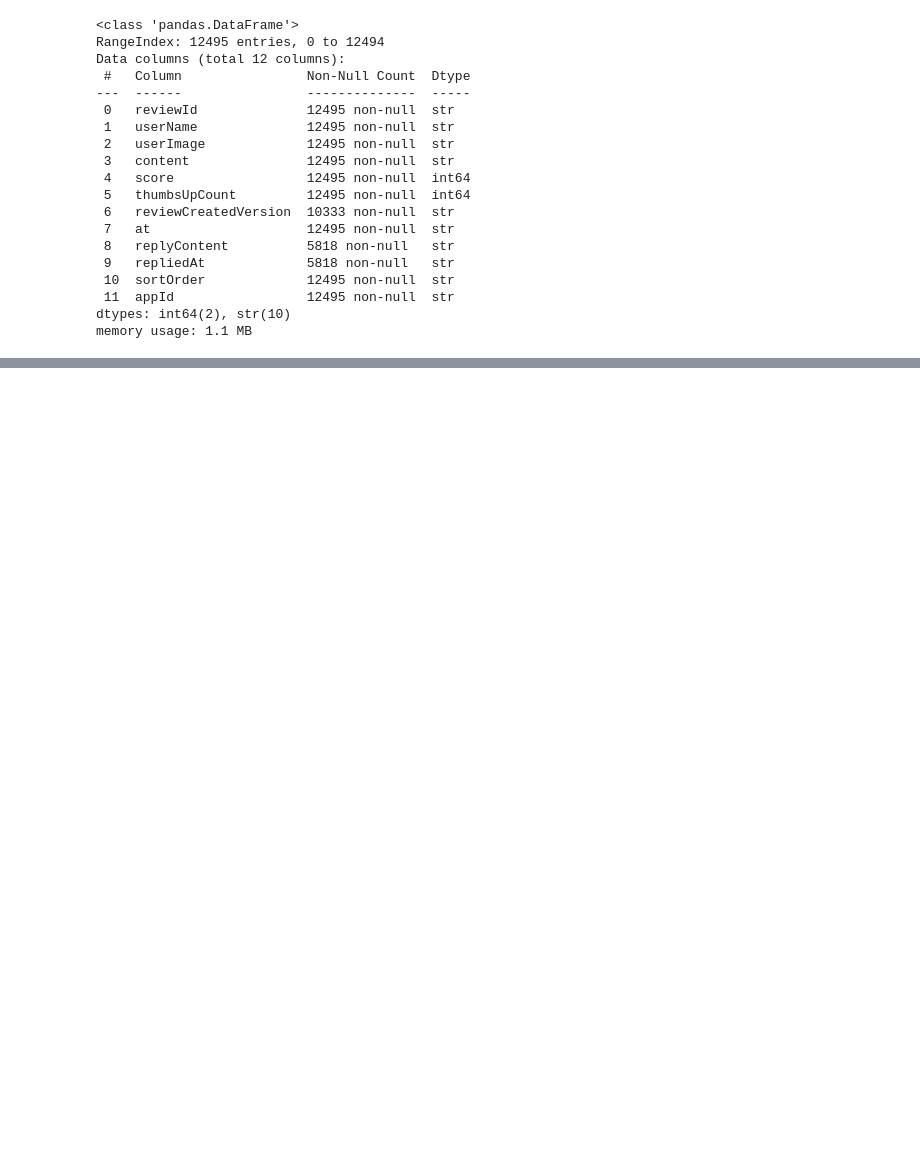
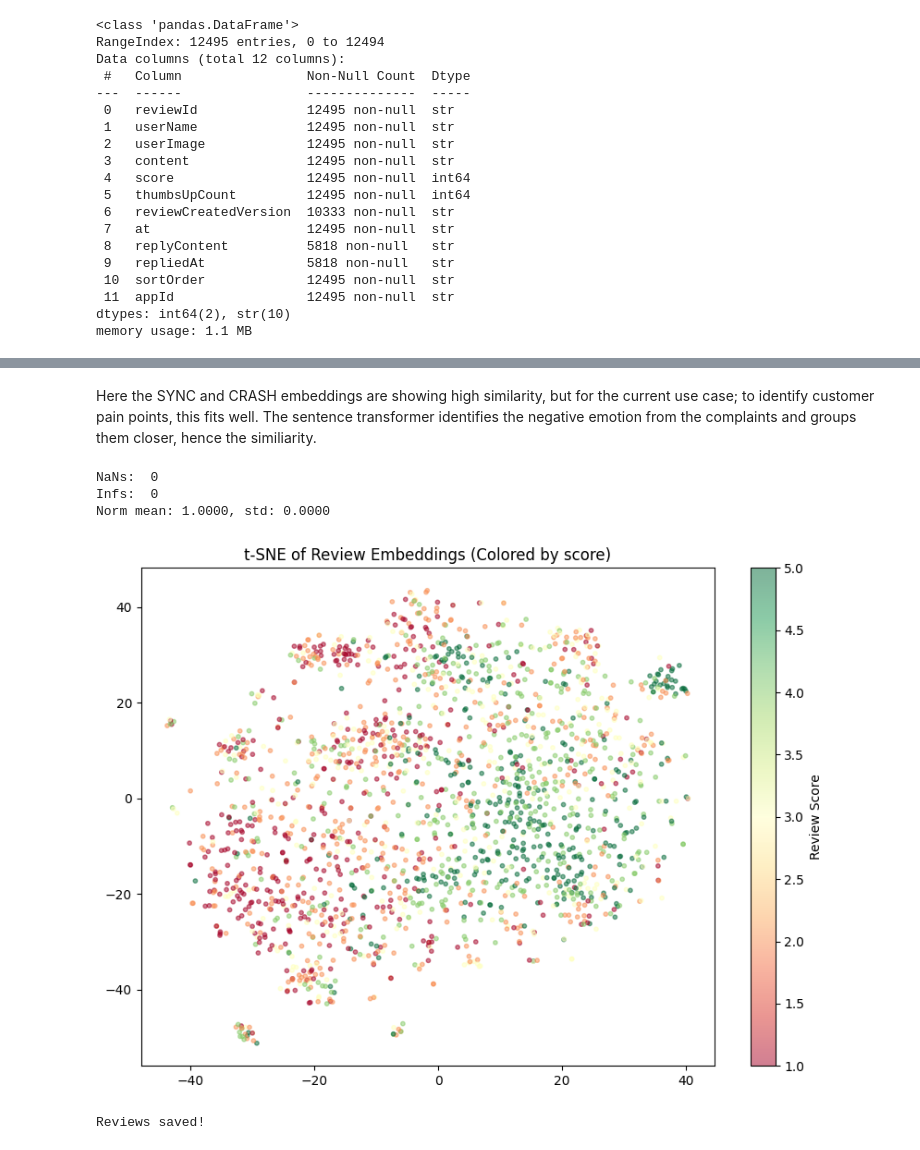
Before and after one commit to Adithyadamodara/Unsupervised-Learning, a Jupyter notebook: DEC/p1.ipynb, the cells around one changed output, grey strips where cells are left out. Saved outputs shown, nothing was run; the diff lists cells and outputs as text; code cells hidden in the pictures; blank space fills up the shorter version.

Commit message:
Phase 2

```diff
--- a/DEC/p1.ipynb
+++ b/DEC/p1.ipynb
@@ -182,0 +218,23 @@ PROCESSED: look grocery list tap away tap open list find way certain list show o
+# %%
+from sentence_transformers import SentenceTransformer
+import numpy as np
+import torch
+
+# Using GPU for quicker execution
+# ~37s using GPU
+device = 'cuda' if torch.cuda.is_available() else 'cpu'
+model = SentenceTransformer('all-MiniLm-L6-v2', device='cuda')
+
+# using cleaned test, instead of preprocessed, as preprocessed text looses too much meaning when passed to sentence transformers
+embeddings = model.encode(
+    data['content_clean'].tolist(),
+    batch_size=64,
+    show_progress_bar=True,
+    convert_to_numpy=True
+)
+
+print(f"Embeddings shape: {embeddings.shape}")
+
+# Saving to avoid recomputing
+np.save('embeddings.npy', embeddings)
+print("Saved!")
@@ -182,0 +347,44 @@ PROCESSED: look grocery list tap away tap open list find way certain list show o
+# %% [markdown]
+Here the SYNC and CRASH embeddings are showing high similarity, but for the current use case; to identify customer pain points, this fits well. The sentence transformer identifies the negative emotion from the complaints and groups them closer, hence the similiarity.
+# %%
+# Structural sanity check
+
+print("NaNs: ", np.isnan(embeddings).sum())
+print("Infs: ", np.isinf(embeddings).sum())
+
+norms = np.linalg.norm(embeddings, axis=1)
+
+print(f"Norm mean: {norms.mean():.4f}, std: {norms.std():.4f}")
+# %% [output]
+NaNs:  0
+Infs:  0
+Norm mean: 1.0000, std: 0.0000
+# %%
+# Loose T-SNE (sample)
+from sklearn.manifold import TSNE
+import matplotlib.pyplot as plt
+
+# Using 2k subsample instead of entire 7k for speed
+sample_idx = np.random.choice(len(embeddings), 2000, replace=False)
+sample_embeddings = embeddings[sample_idx]
+sample_scores = data['score'].iloc[sample_idx].values
+
+tsne = TSNE(n_components=2, random_state=42, perplexity=30)
+reduced = tsne.fit_transform(sample_embeddings)
+
+plt.figure(figsize=(10,7))
+scatter = plt.scatter(reduced[:, 0], reduced[:, 1], c=sample_scores, cmap='RdYlGn', alpha=0.5, s=10)
+
+plt.colorbar(scatter, label='Review Score')
+plt.title('t-SNE of Review Embeddings (Colored by score)')
+plt.savefig('tsne_phase2.png', dpi=75)
+plt.show()
+# %% [output]
+[figure, added]
+# %%
+assert len(data) == embeddings.shape[0]
+
+data.to_csv('reviews_preprocessed.csv', index=False)
+print("Reviews saved!")
+# %% [output]
+Reviews saved!
```
Also changed, not shown: parts of 10 cells of this notebook, 5 other files.
